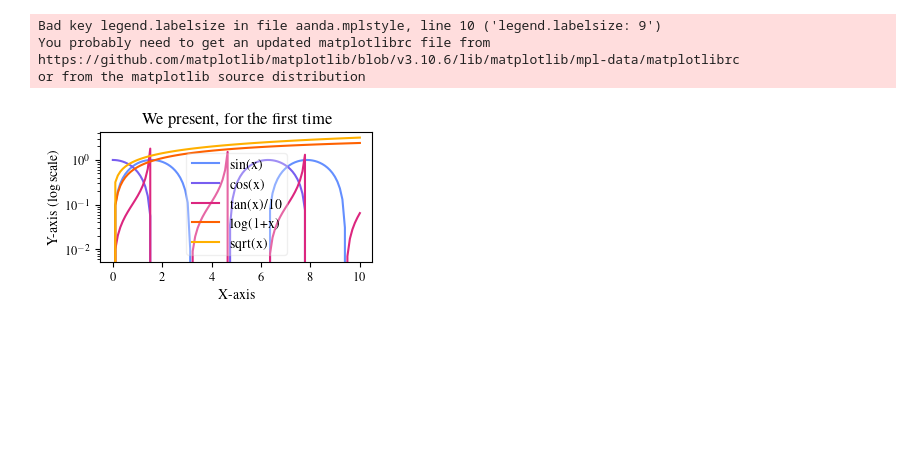
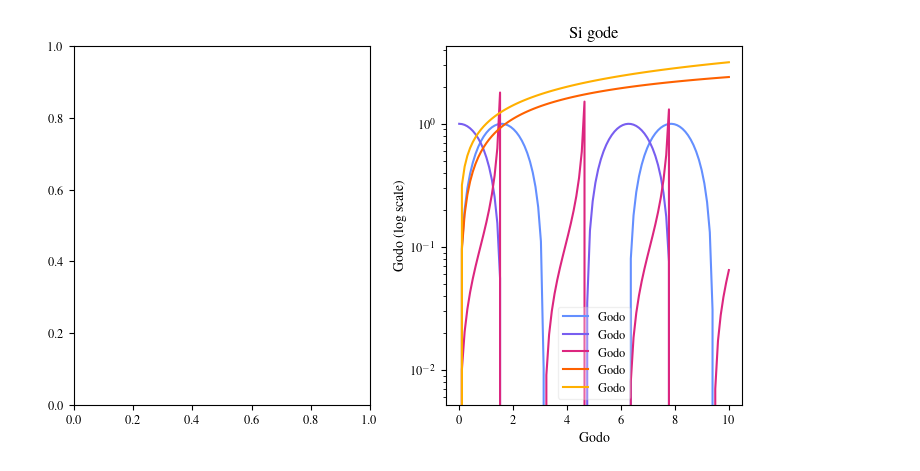
Before and after one commit to pier-astro/PubPlot, a Jupyter notebook: testing.ipynb, the cells around one changed output. Drawn from its saved outputs; the diff is of its cells as text; code cells hidden in the pictures; blank space fills up the shorter version.

Commit message:
A&A setup

```diff
--- a/testing.ipynb
+++ b/testing.ipynb
@@ -1,18 +1,10 @@
 # %%
 import matplotlib.pyplot as plt
 import numpy as np
+from pubplot import setup_figure
+from jbuilder import build_journal_sizes
 
-pt = 1/72.27  # points in inches
-jour_sizes = {"aanda": {"onecol": 256.*pt, "twocol": 523.5*pt},
-              "apj": {"onecol": 242.*pt},
-             }
-
-# export sizes as yaml
-import yaml
-with open("journals.yaml", "w") as f:
-    yaml.dump(jour_sizes, f)
-
-
+jour_sizes = build_journal_sizes()
 
 
 # Generate sample data
@@ -22,25 +14,20 @@ y2 = np.cos(x)
 y3 = np.tan(x) / 10  # Scale down to avoid large values
 y4 = np.log1p(x)  # log(1+x) to avoid log(0)
 y5 = np.sqrt(x)
-# %% [output]
-Bad key legend.labelsize in file aanda.mplstyle, line 10 ('legend.labelsize: 9')
-You probably need to get an updated matplotlibrc file from
-https://github.com/matplotlib/matplotlib/blob/v3.10.6/lib/matplotlib/mpl-data/matplotlibrc
-or from the matplotlib source distribution
 # %%
 # plotting
-plt.figure(figsize=(size, size/golden))
-plt.plot(x, y1, label='sin(x)')
-plt.plot(x, y2, label='cos(x)')
-plt.plot(x, y3, label='tan(x)/10')
-plt.plot(x, y4, label='log(1+x)')
-plt.plot(x, y5, label='sqrt(x)')
+fig, ax = setup_figure(journal="aanda", columns=2, ncols=2, nrows=1)
+plt.plot(x, y1, label='Godo')
+plt.plot(x, y2, label='Godo')
+plt.plot(x, y3, label='Godo')
+plt.plot(x, y4, label='Godo')
+plt.plot(x, y5, label='Godo')
 plt.yscale('log')  # Set y-axis to logarithmic scale
-plt.xlabel('X-axis')
-plt.ylabel('Y-axis (log scale)')
-plt.title('We present, for the first time')
+plt.xlabel('Godo')
+plt.ylabel('Godo (log scale)')
+plt.title('Si gode')
 plt.legend()
 plt.show()
 # %% [output]
-[figure, old version]
+[figure, new version]
 # %%
```
Also changed, not shown: parts of 1 cell of this notebook, 3 other files.
